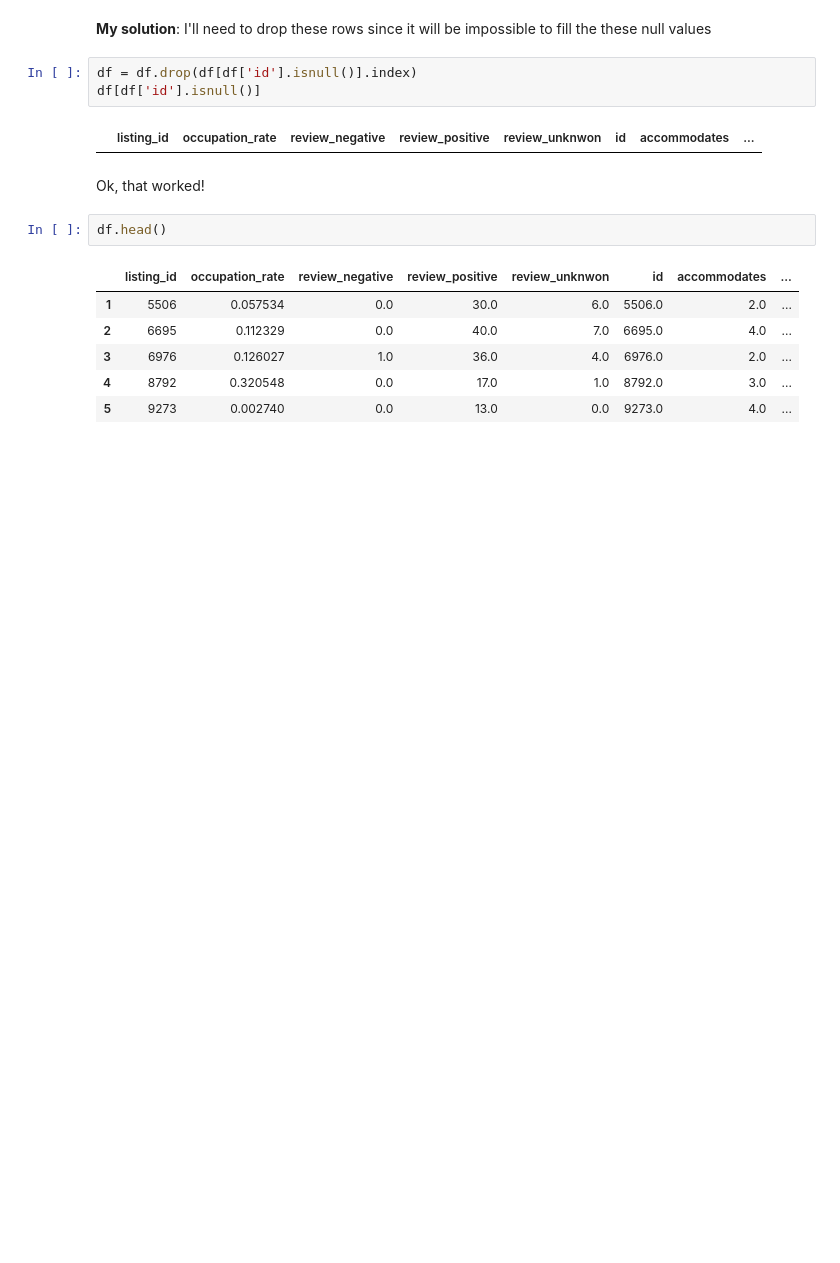
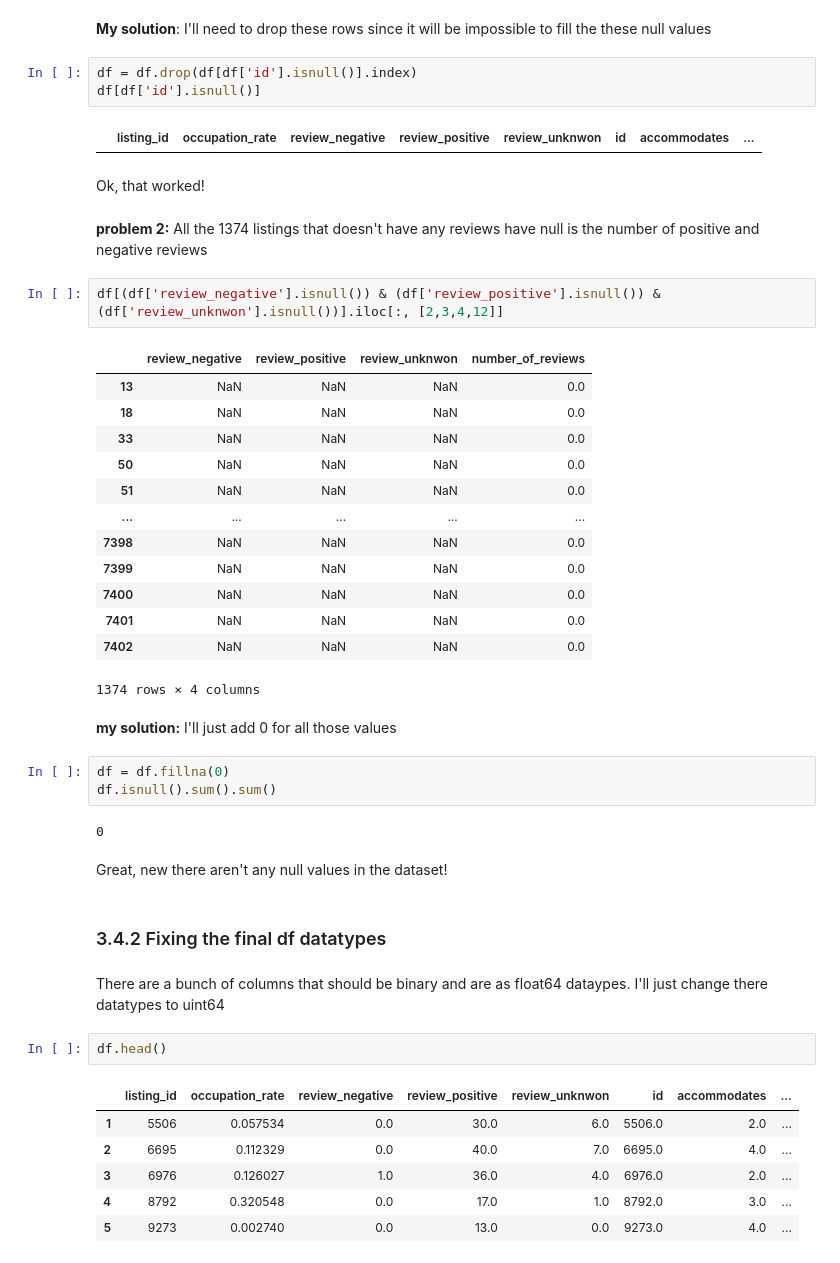
Before and after one commit to macedoti13/Airbnb-Data-Analysis, a Jupyter notebook: AirbnbDataAnalysis.ipynb, the cells around one changed output. Saved outputs shown, nothing was run; the diff lists cells and outputs as text; blank space fills up the shorter version.

```diff
--- a/AirbnbDataAnalysis.ipynb
+++ b/AirbnbDataAnalysis.ipynb
@@ -990,6 +992,37 @@ df[df['id'].isnull()]
 |  | listing_id | occupation_rate | review_negative | review_positive | review_unknwon | id | accommodates | ... |
 # %% [markdown]
 Ok, that worked!
+# %% [markdown]
+**problem 2:** All the 1374 listings that doesn't have any reviews have null is the number of positive and negative reviews
+# %%
+df[(df['review_negative'].isnull()) & (df['review_positive'].isnull()) & (df['review_unknwon'].isnull())].iloc[:, [2,3,4,12]]
+# %% [output]
+|  | review_negative | review_positive | review_unknwon | number_of_reviews |
+| 13 | NaN | NaN | NaN | 0.0 |
+| 18 | NaN | NaN | NaN | 0.0 |
+| 33 | NaN | NaN | NaN | 0.0 |
+| 50 | NaN | NaN | NaN | 0.0 |
+| 51 | NaN | NaN | NaN | 0.0 |
+| ... | ... | ... | ... | ... |
+| 7398 | NaN | NaN | NaN | 0.0 |
+| 7399 | NaN | NaN | NaN | 0.0 |
+| 7400 | NaN | NaN | NaN | 0.0 |
+| 7401 | NaN | NaN | NaN | 0.0 |
+| 7402 | NaN | NaN | NaN | 0.0 |
+1374 rows × 4 columns
+# %% [markdown]
+**my solution:** I'll just add 0 for all those values
+# %%
+df = df.fillna(0)
+df.isnull().sum().sum()
+# %% [output]
+0
+# %% [markdown]
+Great, new there aren't any null values in the dataset!
+# %% [markdown]
+### 3.4.2 Fixing the final df datatypes
+# %% [markdown]
+There are a bunch of columns that should be binary and are as float64 dataypes. I'll just change there datatypes to uint64
 # %%
 df.head()
 # %% [output]
```
Also changed, not shown: parts of 6 cells of this notebook.
